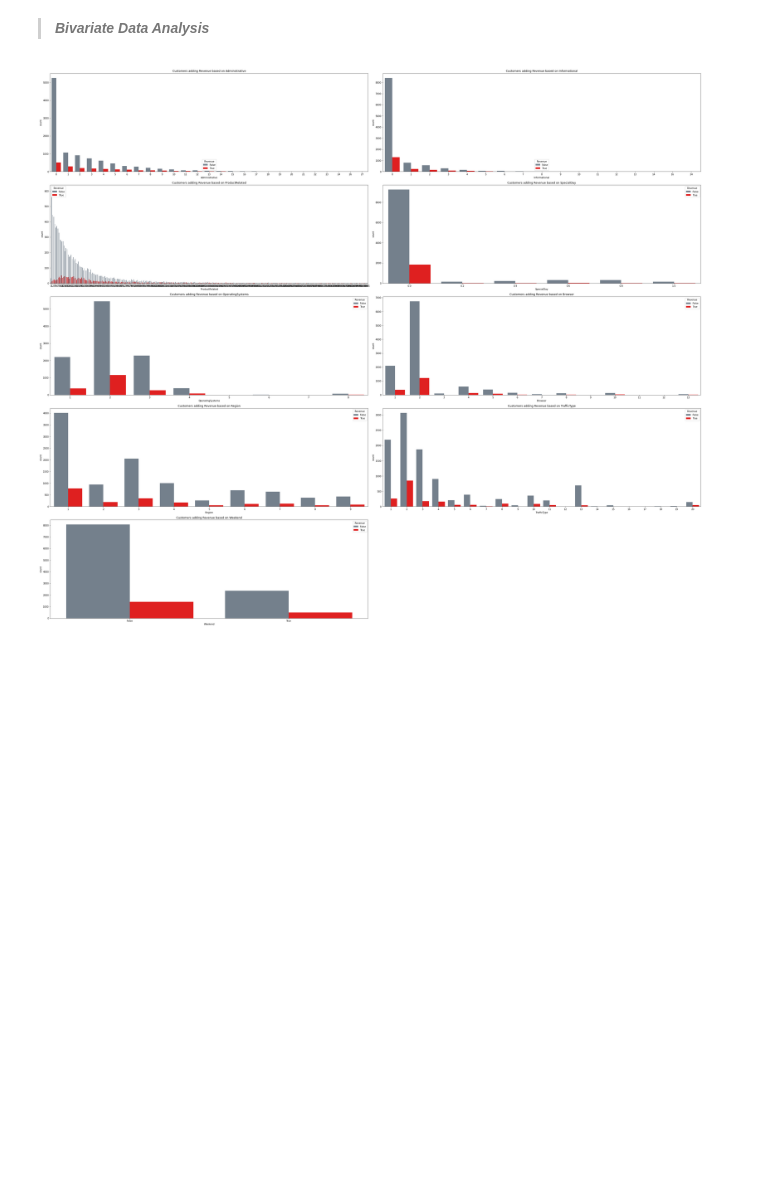
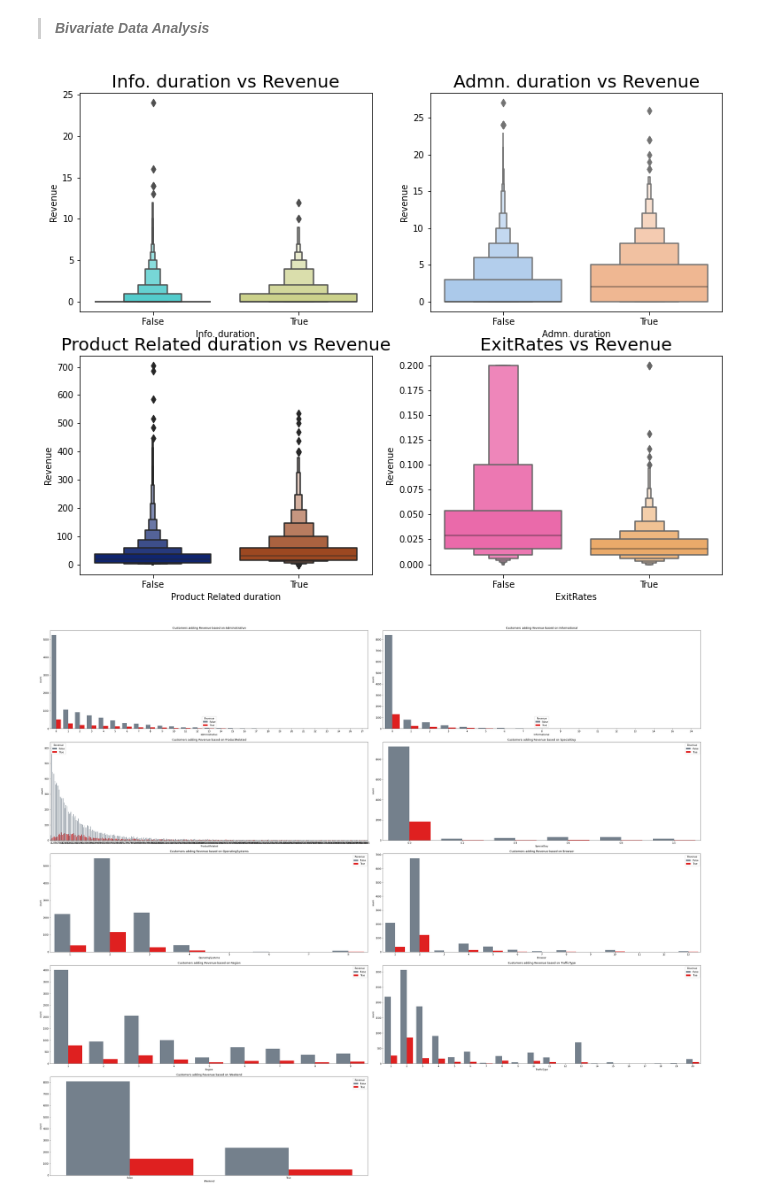
Before and after one commit to dkant000/ML_PROJECT, a Jupyter notebook: C2077400.ipynb, the cells around one changed output. Drawn from its saved outputs; the diff is of its cells as text; code cells hidden in the pictures; blank space fills up the shorter version.

```diff
--- a/C2077400.ipynb
+++ b/C2077400.ipynb
@@ -165,6 +165,43 @@ plt.legend()
 
 
 > ***Bivariate Data Analysis***
+# %%
+# product related duration vs revenue
+
+plt.rcParams['figure.figsize'] = (13, 10)
+
+plt.subplot(2, 2, 1)
+sns.boxenplot(data['Revenue'], data['Informational'], palette = 'rainbow')
+plt.title('Info. duration vs Revenue', fontsize = 20)
+plt.xlabel('Info. duration', fontsize = 10)
+plt.ylabel('Revenue', fontsize = 10)
+
+# product related duration vs revenue
+
+plt.subplot(2, 2, 2)
+sns.boxenplot(data['Revenue'], data['Administrative'], palette = 'pastel')
+plt.title('Admn. duration vs Revenue', fontsize = 20)
+plt.xlabel('Admn. duration', fontsize = 10)
+plt.ylabel('Revenue', fontsize = 10)
+
+# product related duration vs revenue
+
+plt.subplot(2, 2, 3)
+sns.boxenplot(data['Revenue'], data['ProductRelated'], palette = 'dark')
+plt.title('Product Related duration vs Revenue', fontsize = 20)
+plt.xlabel('Product Related duration', fontsize = 10)
+plt.ylabel('Revenue', fontsize = 10)
+
+# exit rate vs revenue
+
+plt.subplot(2, 2, 4)
+sns.boxenplot(data['Revenue'], data['ExitRates'], palette = 'spring')
+plt.title('ExitRates vs Revenue', fontsize = 20)
+plt.xlabel('ExitRates', fontsize = 10)
+plt.ylabel('Revenue', fontsize = 10)
+plt.show()
+# %% [output]
+[figure, added]
 # %%
 columns=['Administrative','Informational','ProductRelated','SpecialDay','OperatingSystems','Browser','Region','TrafficType','Weekend']
 plt.figure(figsize=(40,40))
```
Also changed, not shown: parts of 4 cells of this notebook.
